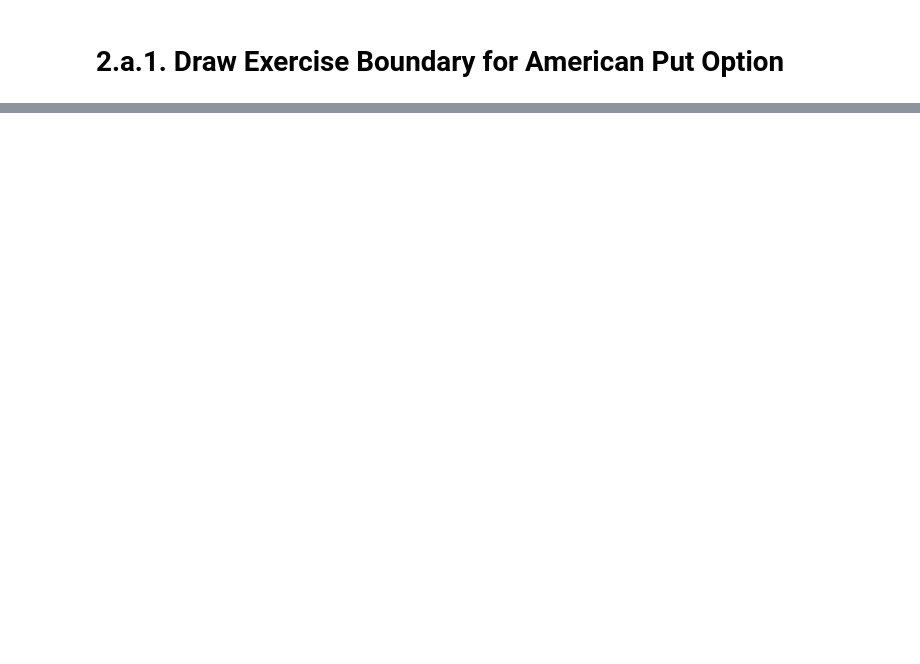
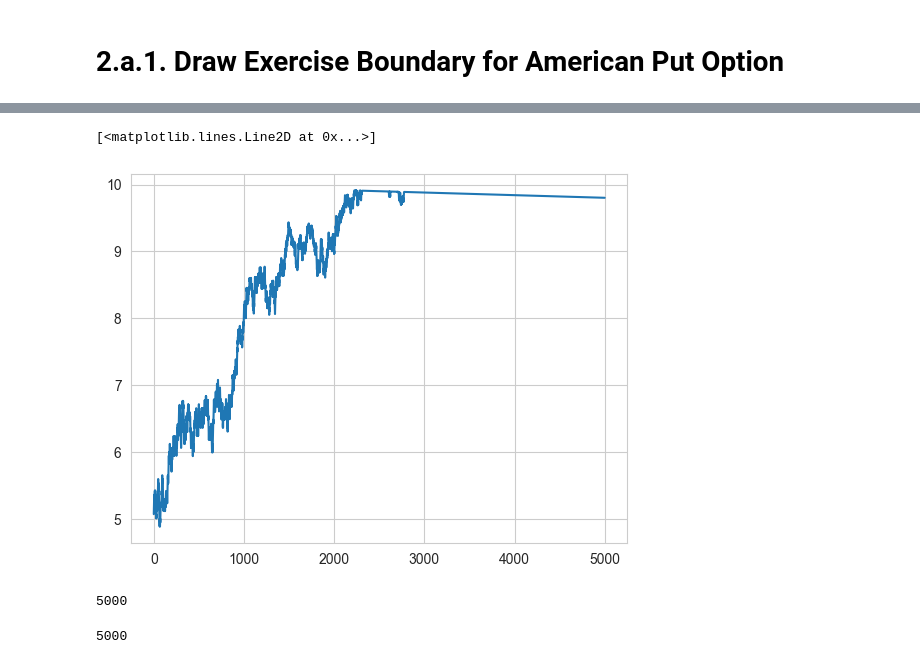
Before and after one commit to kaiwenShen/Pricing_Project1, a Jupyter notebook: Project1.ipynb, the cells around one changed output, grey strips where cells are left out. Drawn from its saved outputs; the diff is of its cells as text; code cells hidden in the pictures; blank space fills up the shorter version.

```diff
--- a/Project1.ipynb
+++ b/Project1.ipynb
@@ -108,0 +141,13 @@ for i in range(10):
+# %%
+plt.plot(beta)
+# %% [output]
+[<matplotlib.lines.Line2D at 0x...>]
+[figure, added]
+# %%
+len(alpha)
+# %% [output]
+5000
+# %%
+len(beta)
+# %% [output]
+5000
```
Also changed, not shown: parts of 22 cells of this notebook.
